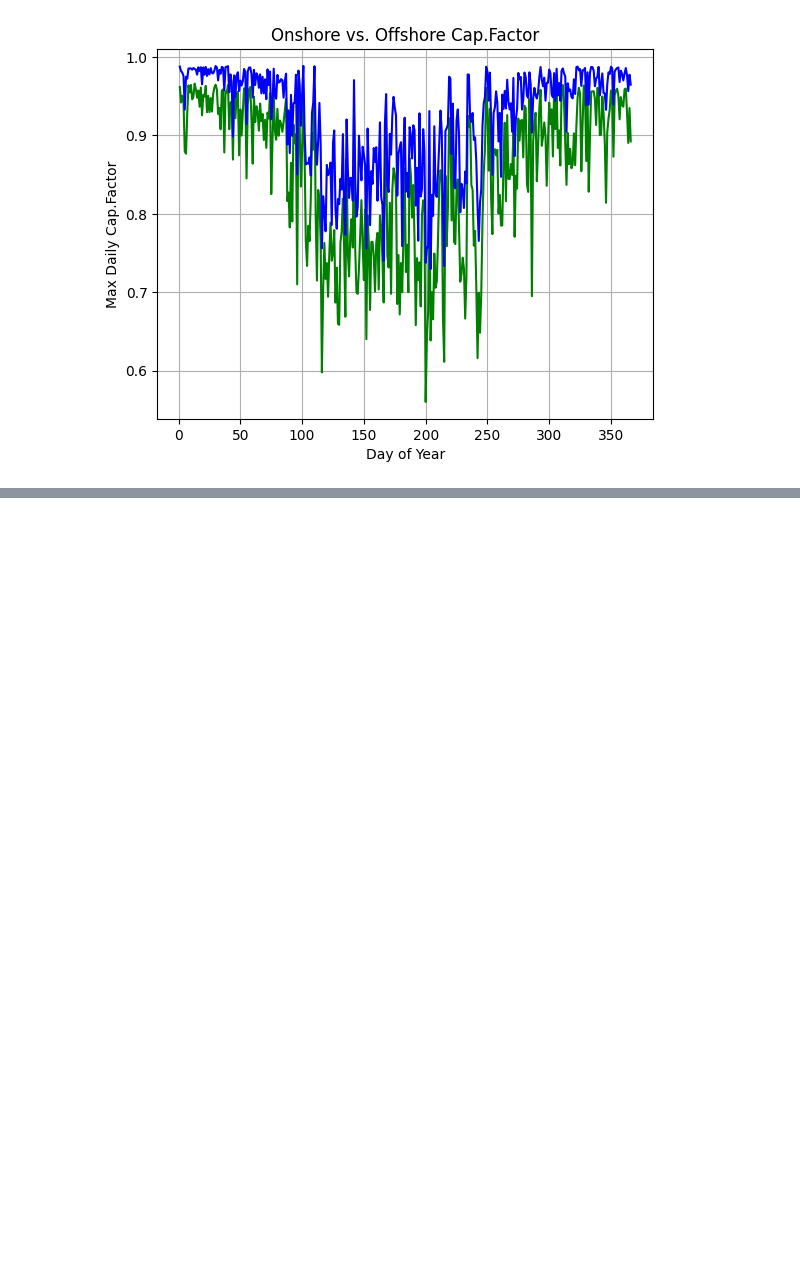
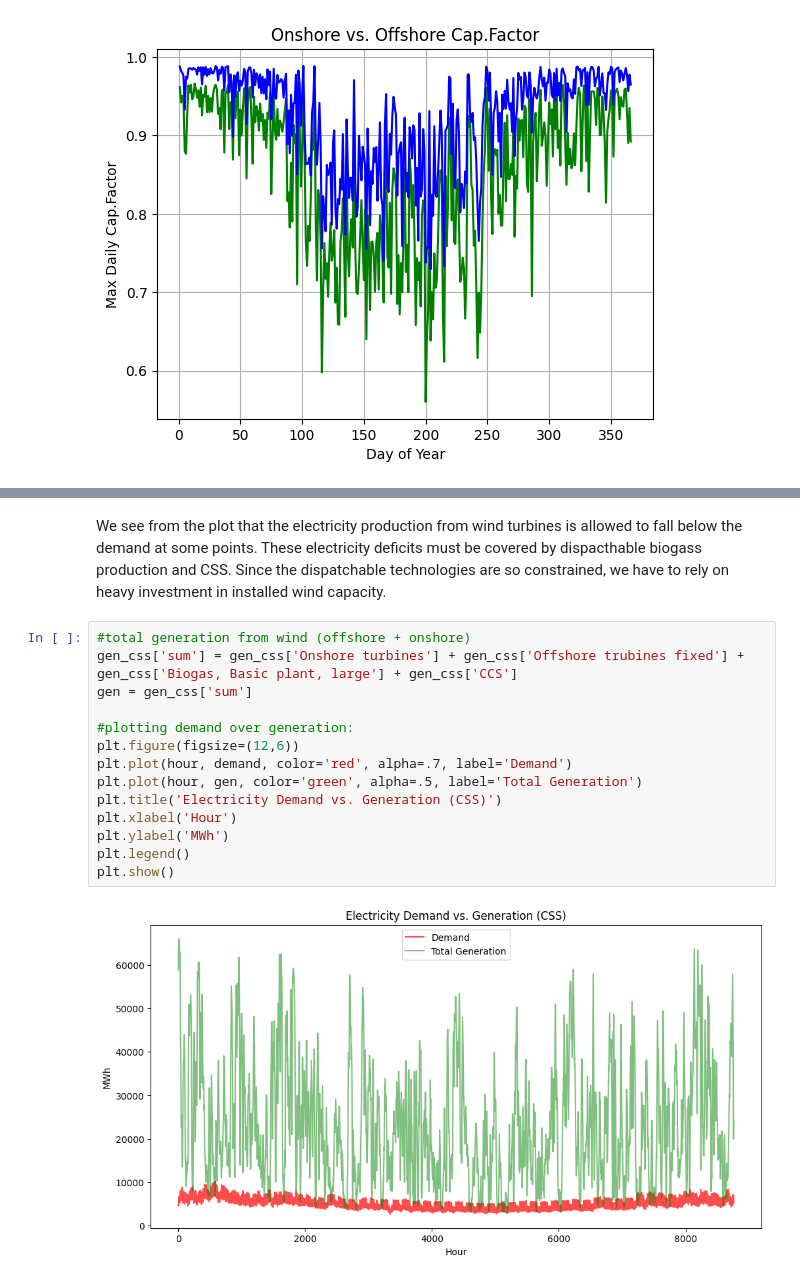
Before and after one commit to StianLindsethgits/EnergySystemsModelling, a Jupyter notebook: stratchbook.ipynb, the cells around one changed output, grey strips where cells are left out. Cells and saved outputs as stored; diff of their text form; blank space fills up the shorter version.

```diff
--- a/stratchbook.ipynb
+++ b/stratchbook.ipynb
@@ -360,0 +438,18 @@ plt.show()
+# %% [markdown]
+We see from the plot that the electricity production from wind turbines is allowed to fall below the demand at some points. These electricity deficits must be covered by dispacthable biogass production and CSS. Since the dispatchable technologies are so constrained, we have to rely on heavy investment in installed wind capacity.
+# %%
+#total generation from wind (offshore + onshore)
+gen_css['sum'] = gen_css['Onshore turbines'] + gen_css['Offshore trubines fixed'] + gen_css['Biogas, Basic plant, large'] + gen_css['CCS']
+gen = gen_css['sum']
+
+#plotting demand over generation:
+plt.figure(figsize=(12,6))
+plt.plot(hour, demand, color='red', alpha=.7, label='Demand')
+plt.plot(hour, gen, color='green', alpha=.5, label='Total Generation')
+plt.title('Electricity Demand vs. Generation (CSS)')
+plt.xlabel('Hour')
+plt.ylabel('MWh')
+plt.legend()
+plt.show()
+# %% [output]
+[figure, added]
```
Also changed, not shown: parts of 14 cells of this notebook, 6 other files.
